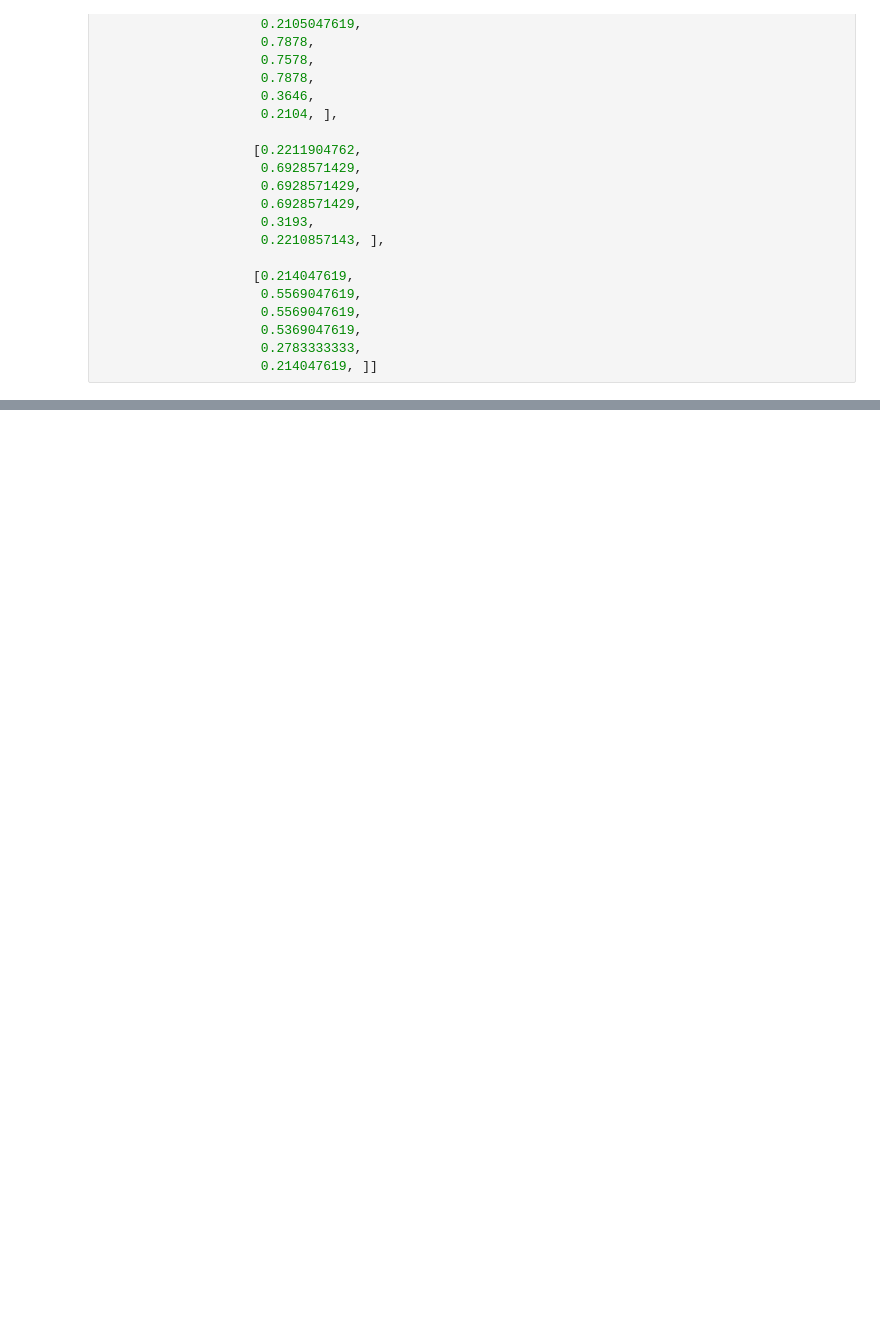
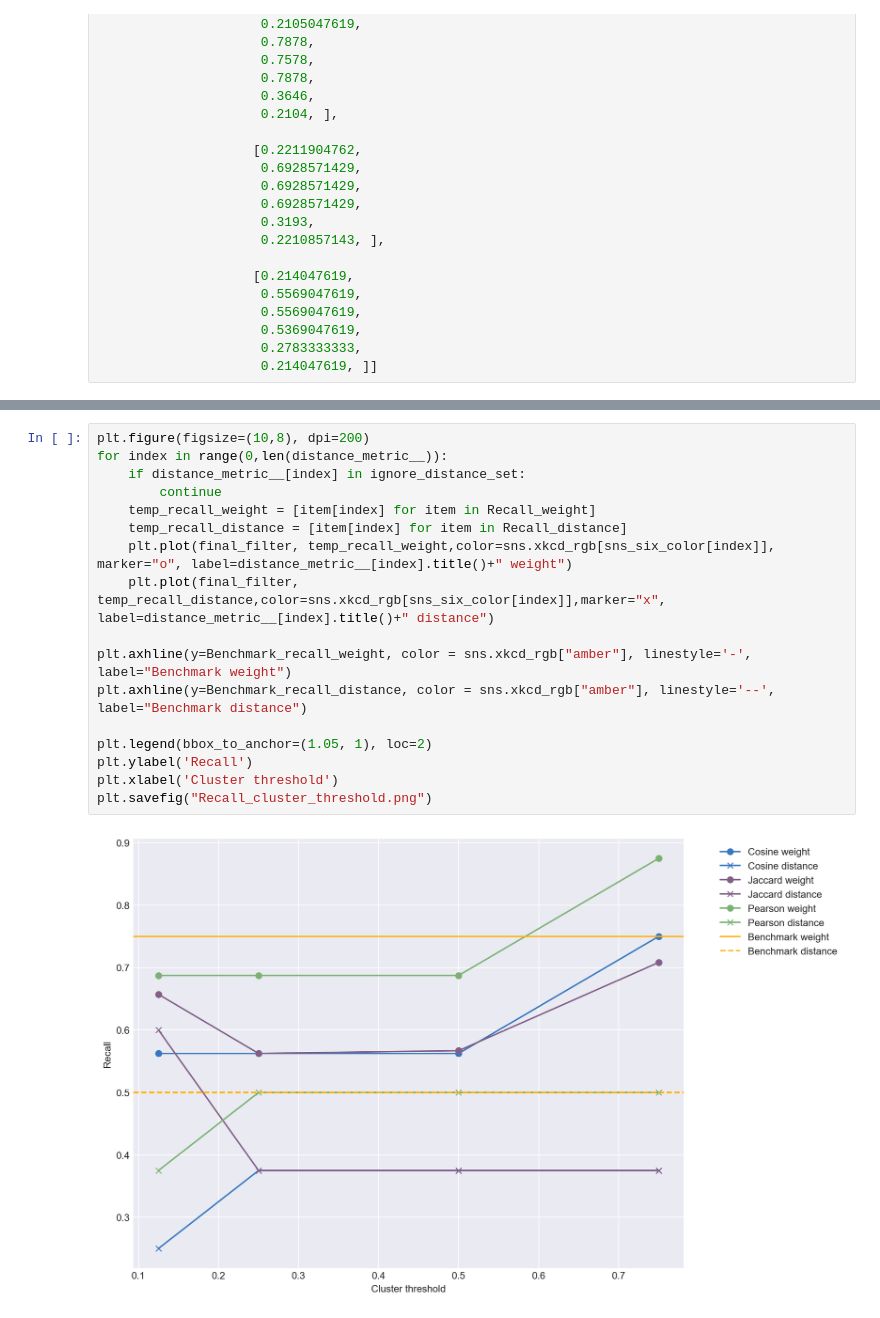
Before and after one commit to Kevinkeya/ThesisPlot, a Jupyter notebook: Plot.ipynb, the cells around one changed output, grey strips where cells are left out. Cells and saved outputs as stored; diff of their text form; blank space fills up the shorter version.

Commit message:
MAP,recall

```diff
--- a/Plot.ipynb
+++ b/Plot.ipynb
@@ -58,0 +244,19 @@ Text(0.5,0,'Cluster threshold')
+# %%
+plt.figure(figsize=(10,8), dpi=200)
+for index in range(0,len(distance_metric__)):
+    if distance_metric__[index] in ignore_distance_set:
+        continue
+    temp_recall_weight = [item[index] for item in Recall_weight]
+    temp_recall_distance = [item[index] for item in Recall_distance]
+    plt.plot(final_filter, temp_recall_weight,color=sns.xkcd_rgb[sns_six_color[index]], marker="o", label=distance_metric__[index].title()+" weight")
+    plt.plot(final_filter, temp_recall_distance,color=sns.xkcd_rgb[sns_six_color[index]],marker="x", label=distance_metric__[index].title()+" distance")
+
+plt.axhline(y=Benchmark_recall_weight, color = sns.xkcd_rgb["amber"], linestyle='-', label="Benchmark weight")
+plt.axhline(y=Benchmark_recall_distance, color = sns.xkcd_rgb["amber"], linestyle='--', label="Benchmark distance")
+
+plt.legend(bbox_to_anchor=(1.05, 1), loc=2)
+plt.ylabel('Recall')
+plt.xlabel('Cluster threshold')
+plt.savefig("Recall_cluster_threshold.png")
+# %% [output]
+[figure, added]
```
Also changed, not shown: parts of 6 cells of this notebook, 8 other files.
